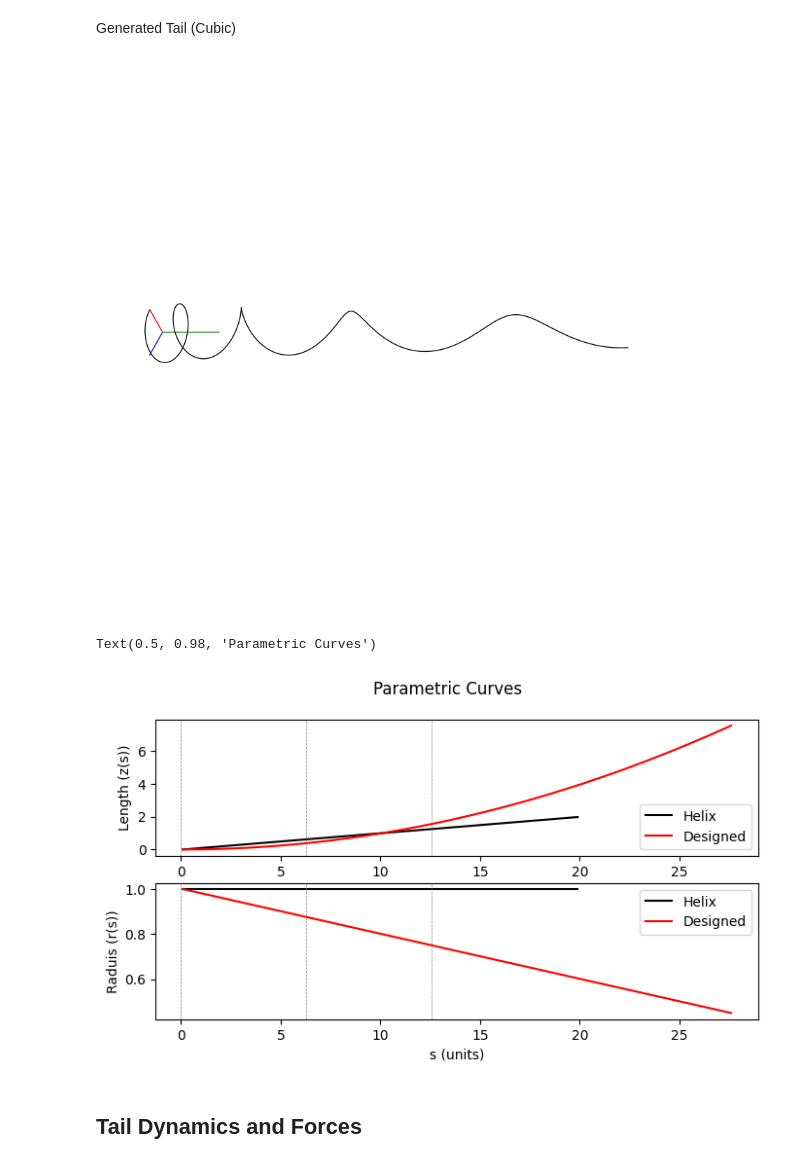
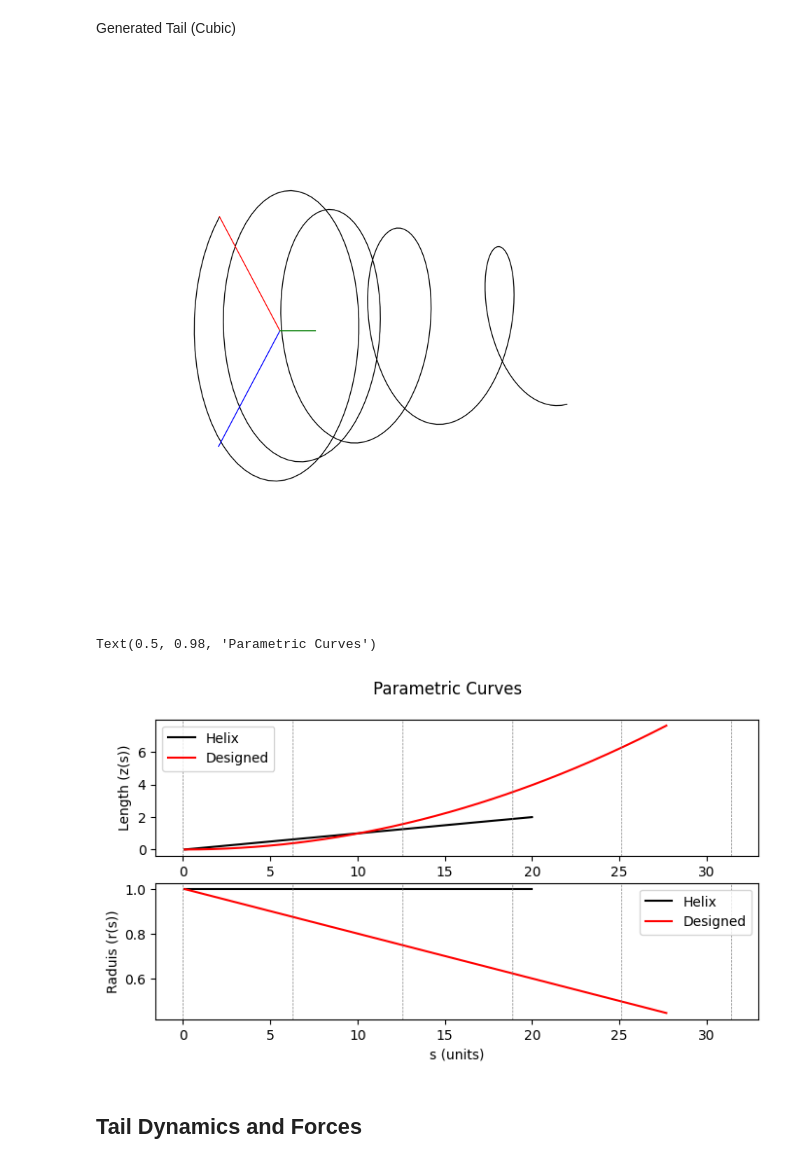
Before and after one commit to Parker-Knopf/MAE269, a Jupyter notebook: plottingTail.ipynb, the cells around one changed output. Saved outputs shown, nothing was run; the diff lists cells and outputs as text; code cells hidden in the pictures.

Commit message:
New plots

```diff
--- a/plottingTail.ipynb
+++ b/plottingTail.ipynb
@@ -43,9 +43,9 @@ def buildTail(z1, zf2, dzf, r1, rf2, drf, l) -> tuple[list[float]]:
     li = 0
     step = 0.1
     s = [0]
-    z = [0]
-    r = [0]
-    theta = [0]
+    z = []
+    r = []
+    theta = []
     while (li < l):
         z.append(z1(s[-1]))
         r.append(r1(s[-1]))
@@ -119,7 +119,7 @@ drf = sp.lambdify(s, drf)
 x1, y1, z1, s1, r1 = buildTail(z1, zf, dzf, r1, rf, drf, l)
 plotTail(x1,y1,z1)
 # %% [output]
-[figure, old version]
+[figure, new version]
 # %%
 def plotFig(ax, x1, y1, color1, name1, x2, y2, color2, name2, yLabel, s0, s1, step) -> None:
     ax.plot(x1, y1, color1, label=name1)
@@ -132,14 +132,14 @@ def plotFig(ax, x1, y1, color1, name1, x2, y2, color2, name2, yLabel, s0, s1, st
 # %%
 fig2 = plt.figure(figsize=(8,4))
 ax2 = fig2.add_subplot(211)
-plotFig(ax2, s0[1:-1], z0[1:-1], "k", "Helix", s1[1:-1], z1[1:-1], "r", "Designed", "Length (z(s))", 0, z1[-1], 2*np.pi)
+plotFig(ax2, s0[1:], z0, "k", "Helix", s1[1:], z1, "r", "Designed", "Length (z(s))", 0, s1[-1], 2*np.pi)
 ax2 = fig2.add_subplot(212)
-plotFig(ax2, s0[1:-1], r0[1:-1], "k", "Helix", s1[1:-1], r1[1:-1], "r",  "Designed", "Raduis (r(s))", 0, z1[-1], 2*np.pi)
+plotFig(ax2, s0[1:], r0, "k", "Helix", s1[1:], r1, "r",  "Designed", "Raduis (r(s))", 0, s1[-1], 2*np.pi)
 plt.xlabel("s (units)")
 plt.suptitle("Parametric Curves")
 # %% [output]
 Text(0.5, 0.98, 'Parametric Curves')
-[figure, old version]
+[figure, new version]
 # %% [markdown]
 ## Tail Dynamics and Forces
 # %% [markdown]
```
Also changed, not shown: parts of 3 cells of this notebook, 5 other files.
